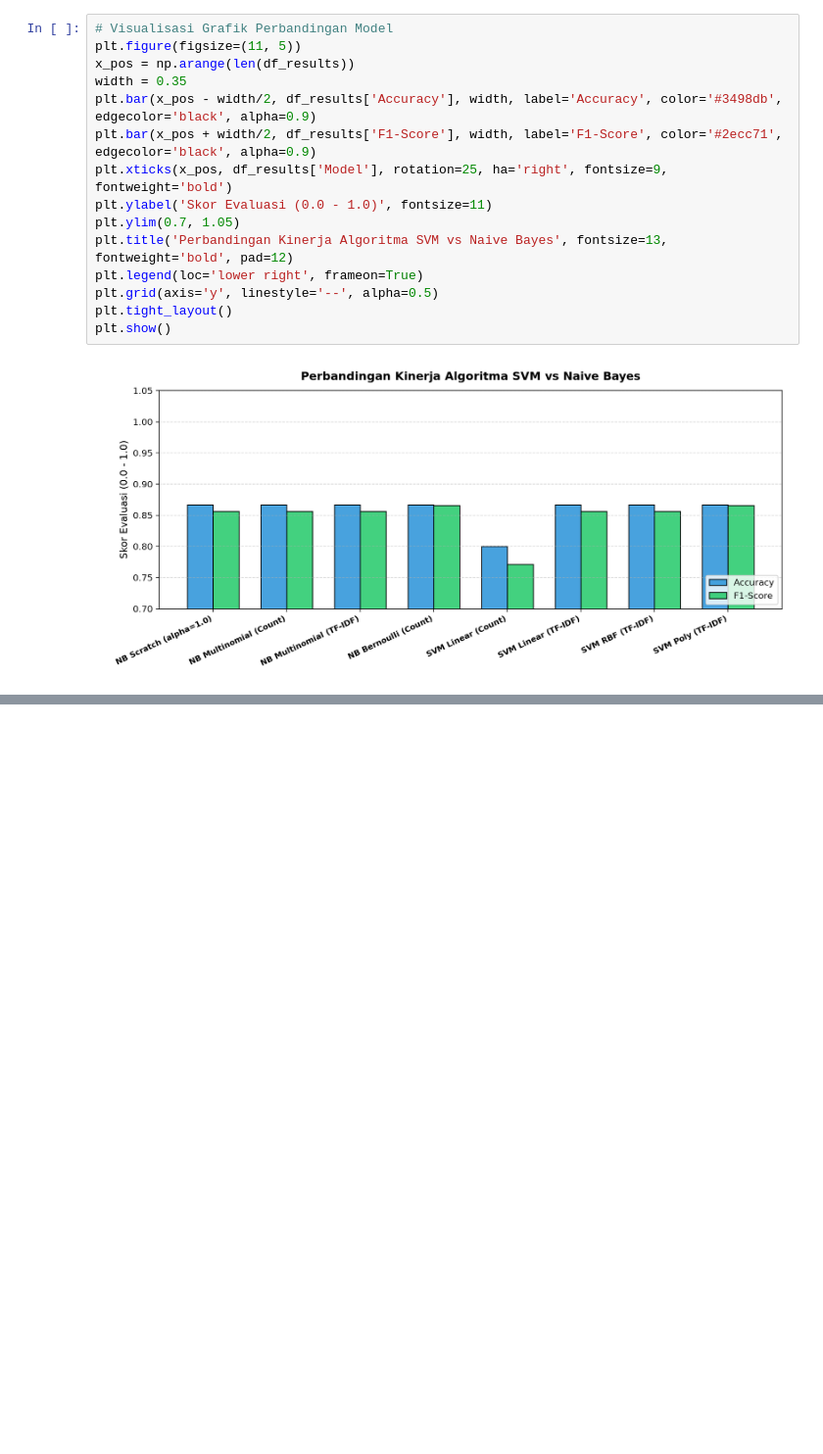
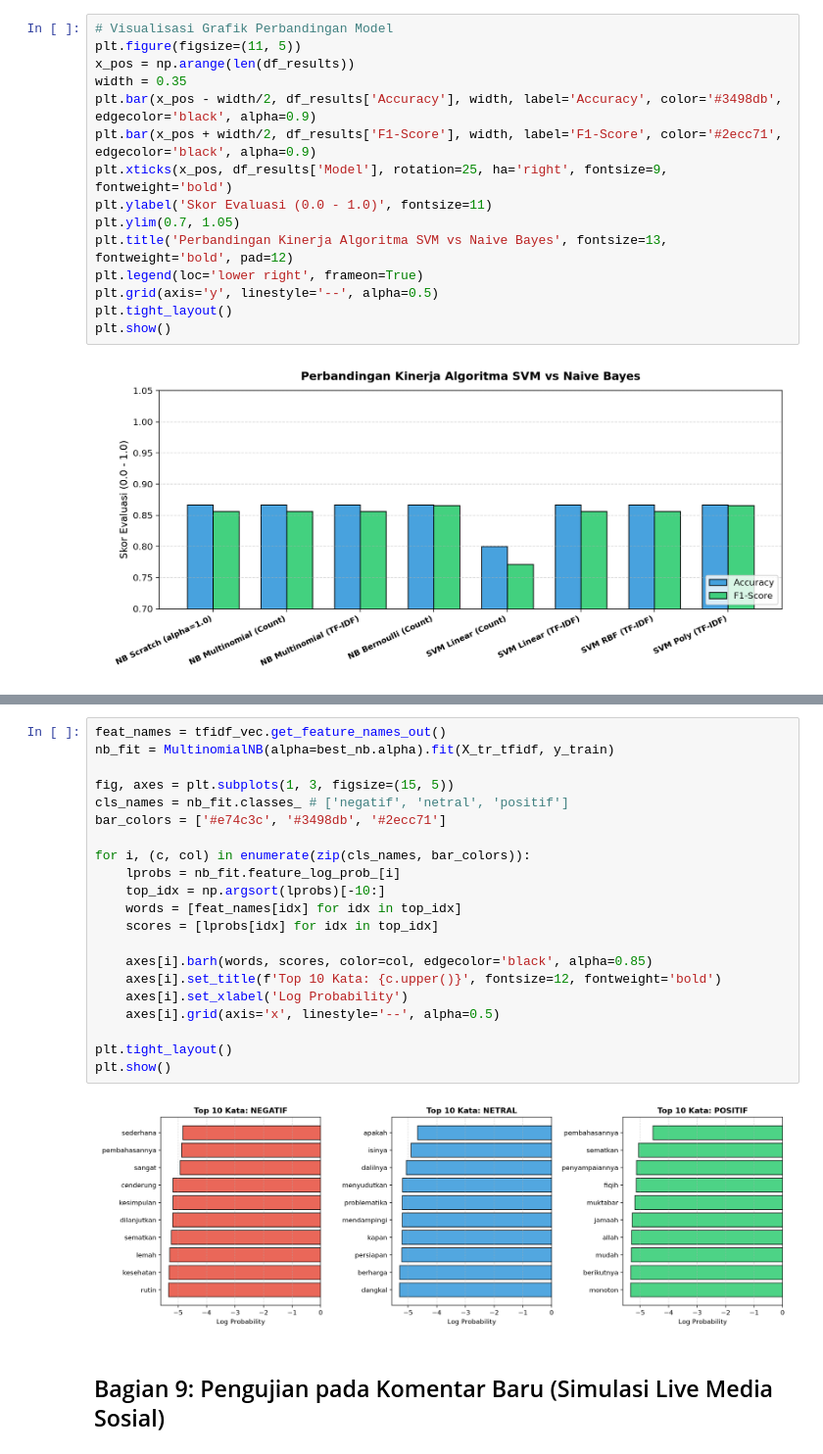
Before and after one commit to arifianilhamnrr/pertemuan5-tugas-svm-naivebayes, a Jupyter notebook: Tugas_Praktikum_SVM_Naive_Bayes.ipynb, the cells around one changed output, grey strips where cells are left out. Shown at 98% size. Cells and saved outputs as stored; diff of their text form; blank space fills up the shorter version.

```diff
--- a/Tugas_Praktikum_SVM_Naive_Bayes.ipynb
+++ b/Tugas_Praktikum_SVM_Naive_Bayes.ipynb
@@ -348,0 +437,25 @@ plt.show()
+# %%
+feat_names = tfidf_vec.get_feature_names_out()
+nb_fit = MultinomialNB(alpha=best_nb.alpha).fit(X_tr_tfidf, y_train)
+
+fig, axes = plt.subplots(1, 3, figsize=(15, 5))
+cls_names = nb_fit.classes_ # ['negatif', 'netral', 'positif']
+bar_colors = ['#e74c3c', '#3498db', '#2ecc71']
+
+for i, (c, col) in enumerate(zip(cls_names, bar_colors)):
+    lprobs = nb_fit.feature_log_prob_[i]
+    top_idx = np.argsort(lprobs)[-10:]
+    words = [feat_names[idx] for idx in top_idx]
+    scores = [lprobs[idx] for idx in top_idx]
+
+    axes[i].barh(words, scores, color=col, edgecolor='black', alpha=0.85)
+    axes[i].set_title(f'Top 10 Kata: {c.upper()}', fontsize=12, fontweight='bold')
+    axes[i].set_xlabel('Log Probability')
+    axes[i].grid(axis='x', linestyle='--', alpha=0.5)
+
+plt.tight_layout()
+plt.show()
+# %% [output]
+[figure, added]
+# %% [markdown]
+## Bagian 9: Pengujian pada Komentar Baru (Simulasi Live Media Sosial)
```
Also changed, not shown: parts of 7 cells of this notebook.
